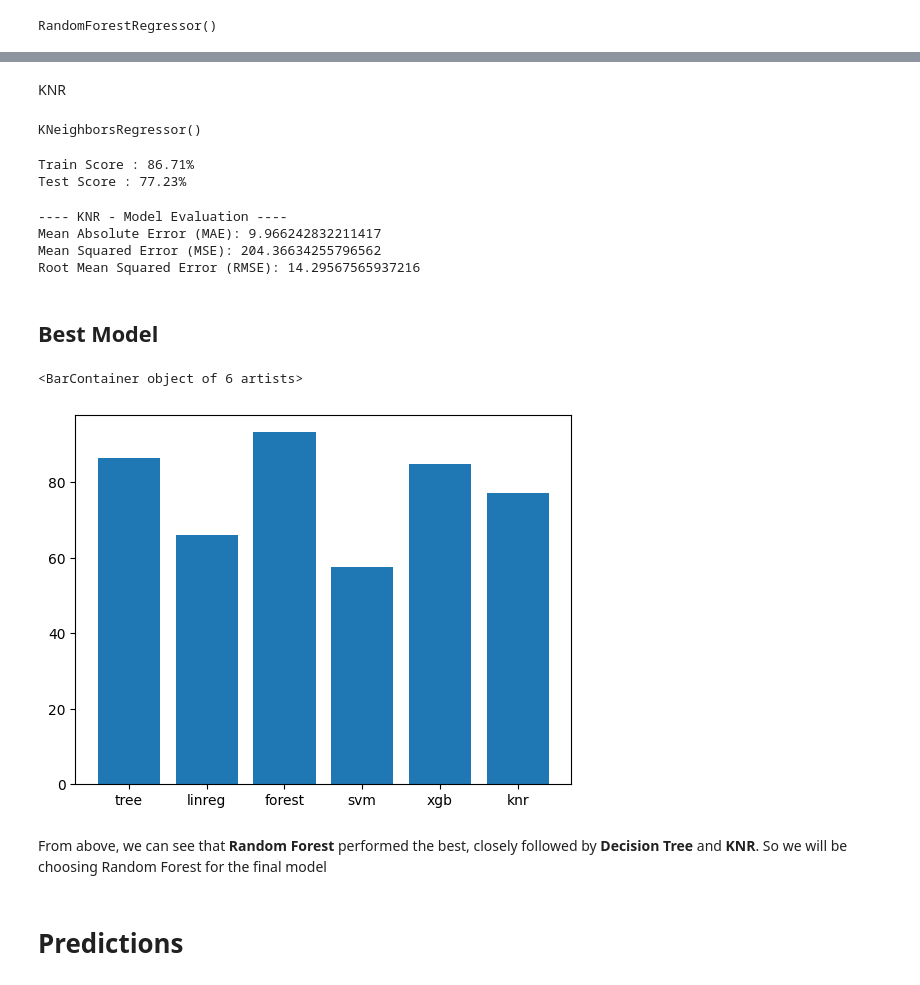
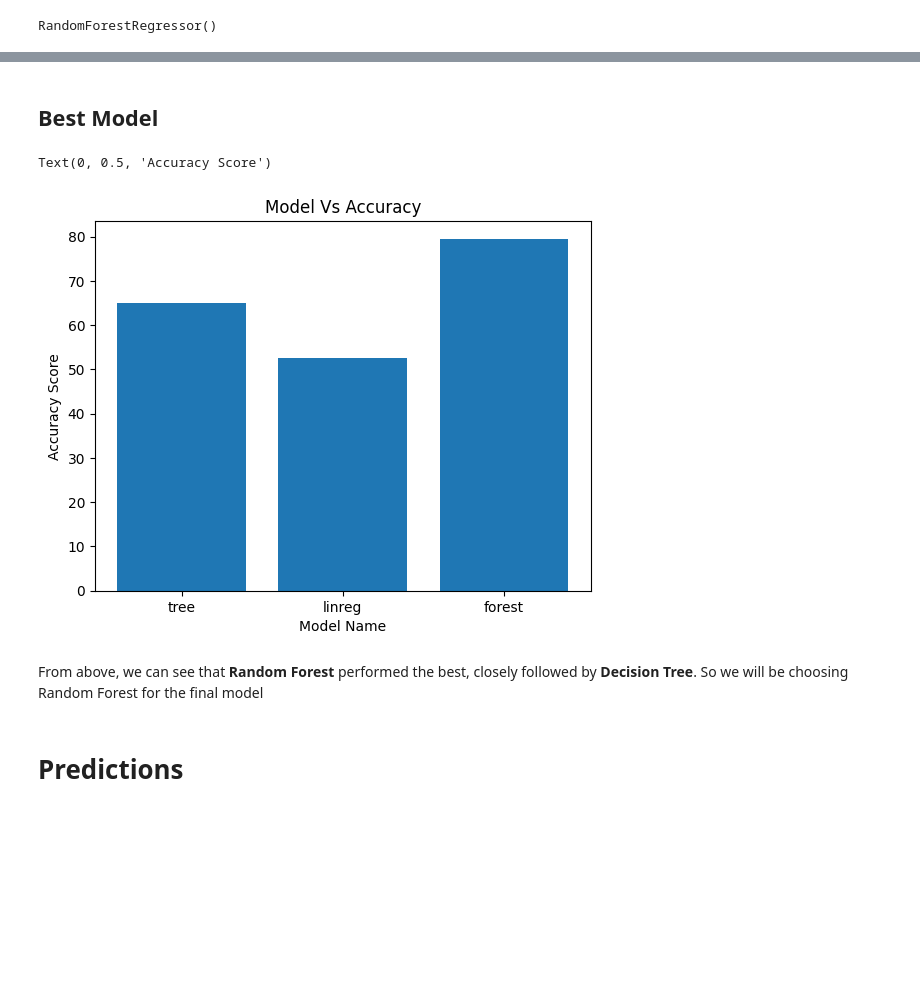
Before and after one commit to zafor158/IPL-Score-prediction, a Jupyter notebook: IPL_Score_Predictor.ipynb, the cells around one changed output, grey strips where cells are left out. Drawn from its saved outputs; the diff is of its cells as text; code cells hidden in the pictures; blank space fills up the shorter version.

```diff
--- a/IPL_Score_Predictor.ipynb
+++ b/IPL_Score_Predictor.ipynb
@@ -336,8 +392,10 @@ forest.fit(train_features, train_labels)
 RandomForestRegressor()
 # %%
 # Evaluate Model
-train_score_forest = str(forest.score(train_features, train_labels)*100)
-test_score_forest = str(forest.score(test_features, test_labels)*100)
-print(f'Train Score : {train_score_forest[:5]}%\nTest Score : {test_score_forest[:5]}%')
+train_score_forest = float(forest.score(train_features, train_labels)*100)
+test_score_forest = float(forest.score(test_features, test_labels)*100)
+
 models["forest"] = test_score_forest
+print(train_score_forest)
+print(test_score_forest )
 # %% [output]
@@ -365,5 +414,0 @@ SVR()
-# %%
-train_score_svm = str(svm.score(train_features, train_labels)*100)
-test_score_svm = str(svm.score(test_features, test_labels)*100)
-print(f'Train Score : {train_score_svm[:5]}%\nTest Score : {test_score_svm[:5]}%')
-models["svm"] = test_score_svm
@@ -402,5 +414,0 @@ XGBRegressor(base_score=None, booster=None, callbacks=None,
-# %%
-train_score_xgb = str(xgb.score(train_features, train_labels)*100)
-test_score_xgb = str(xgb.score(test_features, test_labels)*100)
-print(f'Train Score : {train_score_xgb[:5]}%\nTest Score : {test_score_xgb[:5]}%')
-models["xgb"] = test_score_xgb
@@ -420,43 +415,19 @@ Root Mean Squared Error (RMSE): 11.63244495807167
-# %% [markdown]
-KNR
-# %%
-from sklearn.neighbors import KNeighborsRegressor
-knr = KNeighborsRegressor()
-# Train Model
-knr.fit(train_features, train_labels)
-# %% [output]
-KNeighborsRegressor()
-# %%
-train_score_knr = str(knr.score(train_features, train_labels)*100)
-test_score_knr = str(knr.score(test_features, test_labels)*100)
-print(f'Train Score : {train_score_knr[:5]}%\nTest Score : {test_score_knr[:5]}%')
-models["knr"] = test_score_knr
-# %% [output]
-Train Score : 86.71%
-Test Score : 77.23%
-# %%
-print("---- KNR - Model Evaluation ----")
-print("Mean Absolute Error (MAE): {}".format(mae(test_labels, knr.predict(test_features))))
-print("Mean Squared Error (MSE): {}".format(mse(test_labels, knr.predict(test_features))))
-print("Root Mean Squared Error (RMSE): {}".format(np.sqrt(mse(test_labels, knr.predict(test_features)))))
-# %% [output]
----- KNR - Model Evaluation ----
-Mean Absolute Error (MAE): 9.966242832211417
-Mean Squared Error (MSE): 204.36634255796562
-Root Mean Squared Error (RMSE): 14.29567565937216
 # %% [markdown]
 ## Best Model
 # %%
 import matplotlib.pyplot as plt
 model_names = list(models.keys())
 accuracy = list(map(float, models.values()))
 # creating the bar plot
 plt.bar(model_names, accuracy)
+plt.title('Model Vs Accuracy')
+plt.xlabel('Model Name');
+plt.ylabel('Accuracy Score')
 # %% [output]
-<BarContainer object of 6 artists>
+Text(0, 0.5, 'Accuracy Score')
-[figure, old version]
+[figure, new version]
 # %% [markdown]
-From above, we can see that **Random Forest** performed the best, closely followed by **Decision Tree** and **KNR**. So we will be choosing Random Forest for the final model
+From above, we can see that **Random Forest** performed the best, closely followed by **Decision Tree**. So we will be choosing Random Forest for the final model
 # %% [markdown]
 # Predictions
 # %%
```
Also changed, not shown: parts of 55 cells of this notebook.
